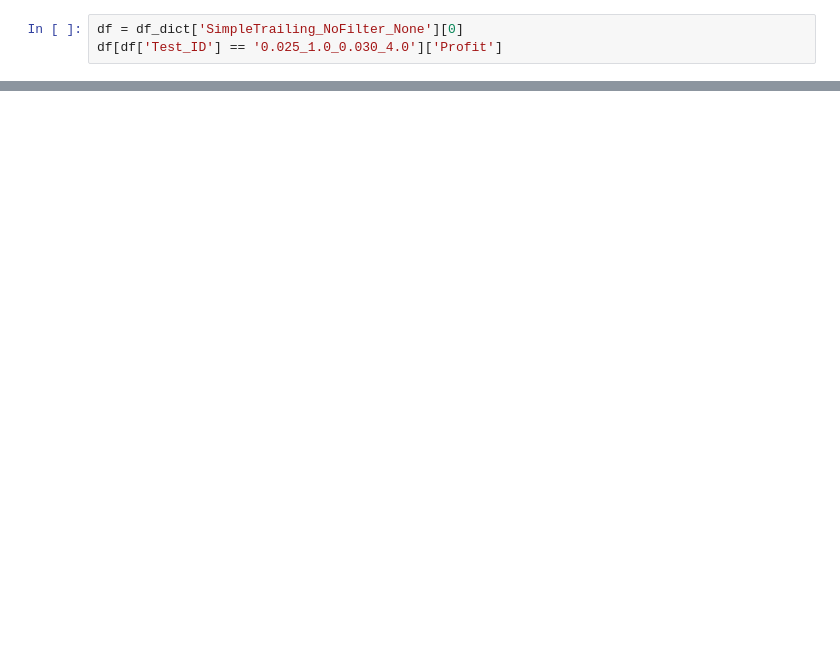
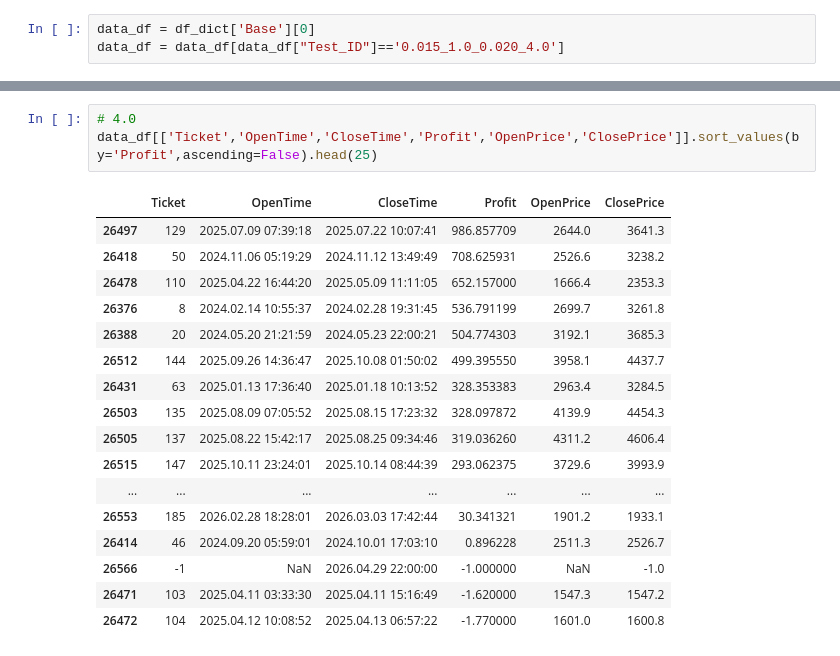
Before and after one commit to FrisDomonkos/MetaTrader_4, a Jupyter notebook: data.ipynb, the cells around one changed output, grey strips where cells are left out. Drawn from its saved outputs; the diff is of its cells as text; blank space fills up the shorter version.

Commit message:
Update data notebook

```diff
--- a/data.ipynb
+++ b/data.ipynb
@@ -69,3 +73,3 @@ for key in df_dict:
 # %%
-df = df_dict['SimpleTrailing_NoFilter_None'][0]
-df[df['Test_ID'] == '0.025_1.0_0.030_4.0']['Profit']
+data_df = df_dict['Base'][0]
+data_df = data_df[data_df["Test_ID"]=='0.015_1.0_0.020_4.0']
@@ -248,0 +76,21 @@ df[df['Test_ID'] == '0.020_1.0_0.025_3.0']
+# %%
+# 4.0
+data_df[['Ticket','OpenTime','CloseTime','Profit','OpenPrice','ClosePrice']].sort_values(by='Profit',ascending=False).head(25)
+# %% [output]
+|  | Ticket | OpenTime | CloseTime | Profit | OpenPrice | ClosePrice |
+| 26497 | 129 | 2025.07.09 07:39:18 | 2025.07.22 10:07:41 | 986.857709 | 2644.0 | 3641.3 |
+| 26418 | 50 | 2024.11.06 05:19:29 | 2024.11.12 13:49:49 | 708.625931 | 2526.6 | 3238.2 |
+| 26478 | 110 | 2025.04.22 16:44:20 | 2025.05.09 11:11:05 | 652.157000 | 1666.4 | 2353.3 |
+| 26376 | 8 | 2024.02.14 10:55:37 | 2024.02.28 19:31:45 | 536.791199 | 2699.7 | 3261.8 |
+| 26388 | 20 | 2024.05.20 21:21:59 | 2024.05.23 22:00:21 | 504.774303 | 3192.1 | 3685.3 |
+| 26512 | 144 | 2025.09.26 14:36:47 | 2025.10.08 01:50:02 | 499.395550 | 3958.1 | 4437.7 |
+| 26431 | 63 | 2025.01.13 17:36:40 | 2025.01.18 10:13:52 | 328.353383 | 2963.4 | 3284.5 |
+| 26503 | 135 | 2025.08.09 07:05:52 | 2025.08.15 17:23:32 | 328.097872 | 4139.9 | 4454.3 |
+| 26505 | 137 | 2025.08.22 15:42:17 | 2025.08.25 09:34:46 | 319.036260 | 4311.2 | 4606.4 |
+| 26515 | 147 | 2025.10.11 23:24:01 | 2025.10.14 08:44:39 | 293.062375 | 3729.6 | 3993.9 |
+| ... | ... | ... | ... | ... | ... | ... |
+| 26553 | 185 | 2026.02.28 18:28:01 | 2026.03.03 17:42:44 | 30.341321 | 1901.2 | 1933.1 |
+| 26414 | 46 | 2024.09.20 05:59:01 | 2024.10.01 17:03:10 | 0.896228 | 2511.3 | 2526.7 |
+| 26566 | -1 | NaN | 2026.04.29 22:00:00 | -1.000000 | NaN | -1.0 |
+| 26471 | 103 | 2025.04.11 03:33:30 | 2025.04.11 15:16:49 | -1.620000 | 1547.3 | 1547.2 |
+| 26472 | 104 | 2025.04.12 10:08:52 | 2025.04.13 06:57:22 | -1.770000 | 1601.0 | 1600.8 |
```
Also changed, not shown: parts of 17 cells of this notebook.
